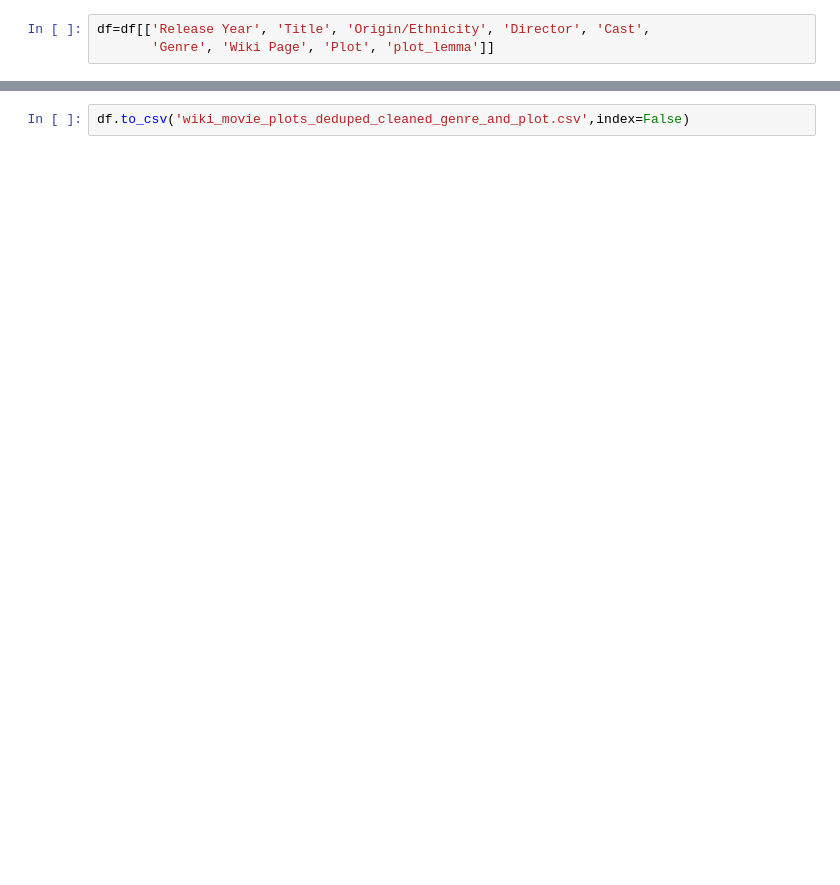
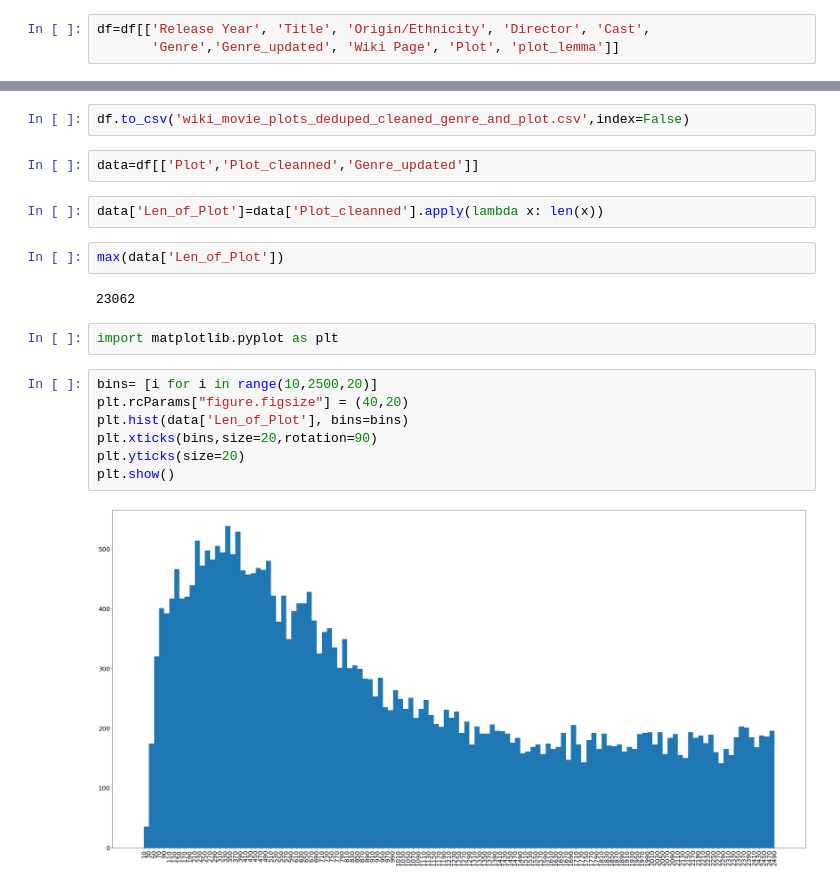
Before and after one commit to erickeagle/Wikipedia-Movies-Data-EDA-NLP-Redcommendation-System-, a Jupyter notebook: Cleaning_data.ipynb, the cells around one changed output, grey strips where cells are left out. Drawn from its saved outputs; the diff is of its cells as text; blank space fills up the shorter version.

```diff
--- a/Cleaning_data.ipynb
+++ b/Cleaning_data.ipynb
@@ -128,7 +128,7 @@ Index(['Release Year', 'Title', 'Origin/Ethnicity', 'Director', 'Cast',
       dtype='object')
 # %%
 df=df[['Release Year', 'Title', 'Origin/Ethnicity', 'Director', 'Cast',
-       'Genre', 'Wiki Page', 'Plot', 'plot_lemma']]
+       'Genre','Genre_updated', 'Wiki Page', 'Plot', 'plot_lemma']]
 # %%
 df.rename(columns={'plot_lemma': 'Plot_cleanned'},inplace=True)
 # %%
@@ -150,2 +150,21 @@ df
 # %%
 df.to_csv('wiki_movie_plots_deduped_cleaned_genre_and_plot.csv',index=False)
+# %%
+data=df[['Plot','Plot_cleanned','Genre_updated']]
+# %%
+data['Len_of_Plot']=data['Plot_cleanned'].apply(lambda x: len(x))
+# %%
+max(data['Len_of_Plot'])
+# %% [output]
+23062
+# %%
+import matplotlib.pyplot as plt
+# %%
+bins= [i for i in range(10,2500,20)]
+plt.rcParams["figure.figsize"] = (40,20)
+plt.hist(data['Len_of_Plot'], bins=bins)
+plt.xticks(bins,size=20,rotation=90)
+plt.yticks(size=20)
+plt.show()
+# %% [output]
+[figure, added]
```
Also changed, not shown: parts of 6 cells of this notebook, 1 other file.
